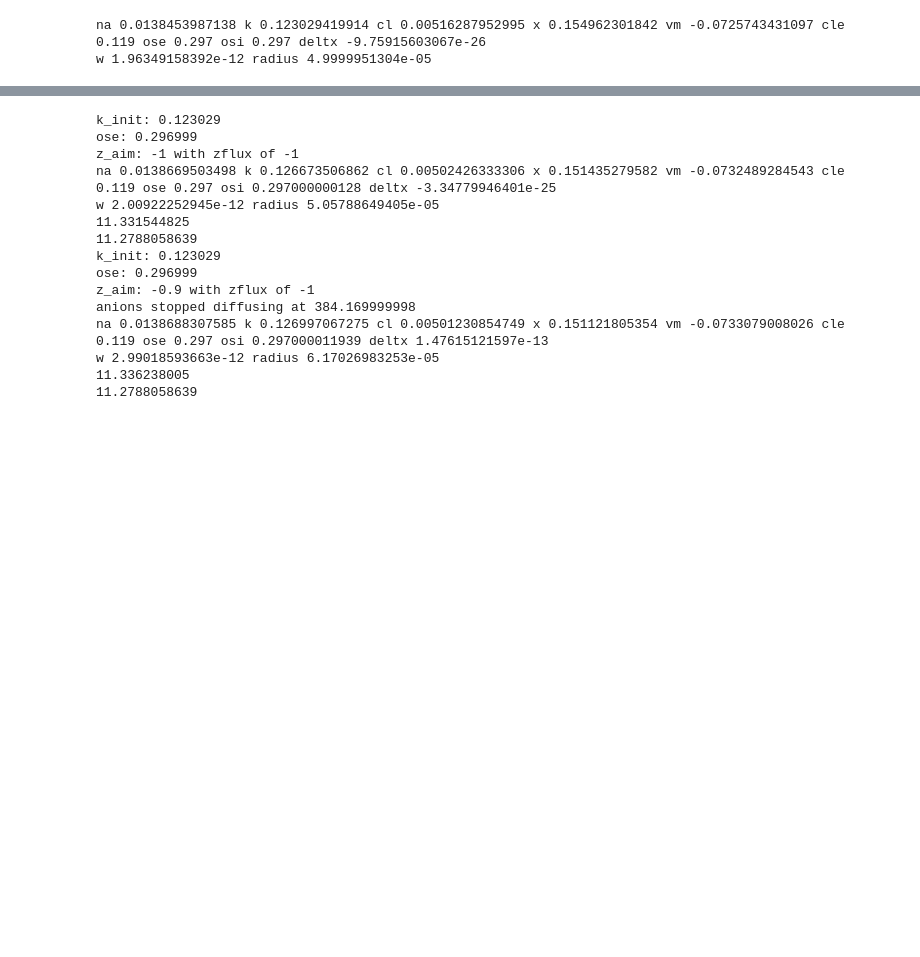
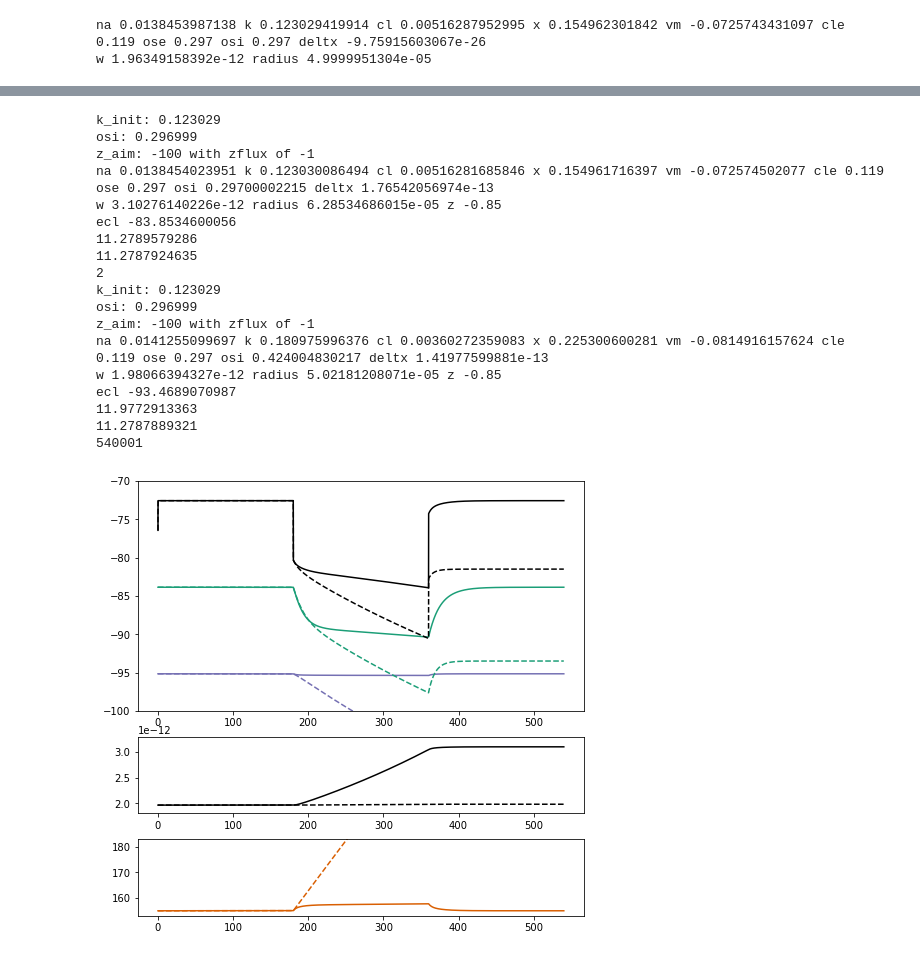
Before and after one commit to kiradust/model-of-neuronal-chloride-homeostasis, a Jupyter notebook: anions.ipynb, the cells around one changed output, grey strips where cells are left out. Cells and saved outputs as stored; diff of their text form; code cells hidden in the pictures; blank space fills up the shorter version.

```diff
--- a/anions.ipynb
+++ b/anions.ipynb
@@ -441,26 +474,32 @@ import figure_2or3
 # %%
 import fig4, fig5
 #fig4.f4a()
 #fig4.f4b()
 #fig4.f4c()
 #fig4.f4d()
-fig5.f5a()
+#fig5.f5a()
 #fig5.f5b()
-fig5.f5c()
+#fig5.f5c()
 #fig5.f5d()
+fig4.neww(neww=2)
+#fig5.new5()
 # %% [output]
 k_init: 0.123029
-ose: 0.296999
-z_aim: -1 with zflux of -1
-na 0.0138669503498 k 0.126673506862 cl 0.00502426333306 x 0.151435279582 vm -0.0732489284543 cle 0.119 ose 0.297 osi 0.297000000128 deltx -3.34779946401e-25
-w 2.00922252945e-12 radius 5.05788649405e-05
-11.331544825
-11.2788058639
+osi: 0.296999
+z_aim: -100 with zflux of -1
+na 0.0138454023951 k 0.123030086494 cl 0.00516281685846 x 0.154961716397 vm -0.072574502077 cle 0.119 ose 0.297 osi 0.29700002215 deltx 1.76542056974e-13
+w 3.10276140226e-12 radius 6.28534686015e-05 z -0.85
+ecl -83.8534600056
+11.2789579286
+11.2787924635
+2
 k_init: 0.123029
-ose: 0.296999
-z_aim: -0.9 with zflux of -1
-anions stopped diffusing at 384.169999998
-na 0.0138688307585 k 0.126997067275 cl 0.00501230854749 x 0.151121805354 vm -0.0733079008026 cle 0.119 ose 0.297 osi 0.297000011939 deltx 1.47615121597e-13
-w 2.99018593663e-12 radius 6.17026983253e-05
-11.336238005
-11.2788058639
+osi: 0.296999
+z_aim: -100 with zflux of -1
+na 0.0141255099697 k 0.180975996376 cl 0.00360272359083 x 0.225300600281 vm -0.0814916157624 cle 0.119 ose 0.297 osi 0.424004830217 deltx 1.41977599881e-13
+w 1.98066394327e-12 radius 5.02181208071e-05 z -0.85
+ecl -93.4689070987
+11.9772913363
+11.2787889321
+540001
+[figure, added]
```
Also changed, not shown: parts of 4 cells of this notebook, 40 other files.
